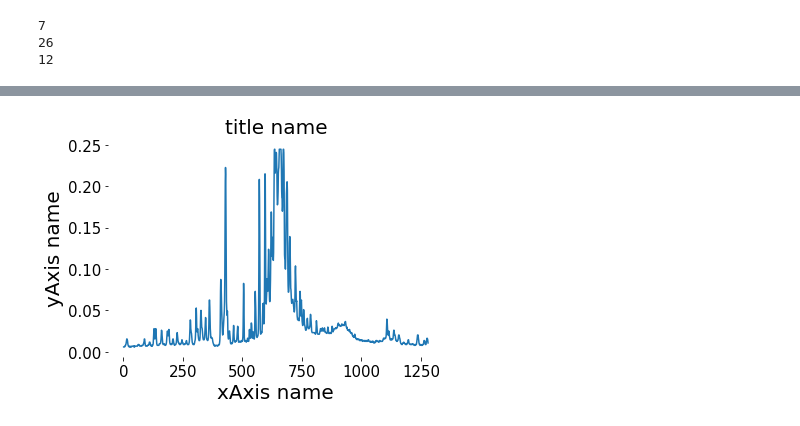
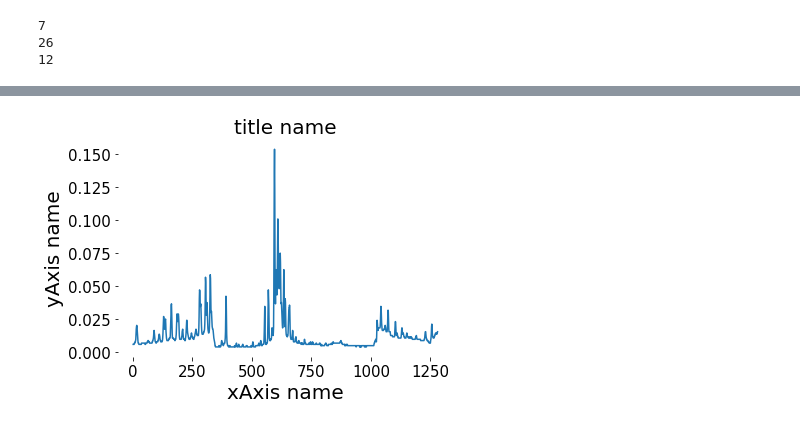
Before and after one commit to antunsz/projeto-ovni, a Jupyter notebook: Coleta de imagens.ipynb, the cells around one changed output, grey strips where cells are left out. Cells and saved outputs as stored; diff of their text form; code cells hidden in the pictures.

```diff
--- a/Coleta de imagens.ipynb
+++ b/Coleta de imagens.ipynb
@@ -22,5 +42,7 @@ np.array(a_rgb.data['data'][0]['image'])
 # %%
-a_depth = Analysis('19-01-2022_infrared.data', path="C:/Users/tobi_/OneDrive/Área de Trabalho/projeto-ovni/data/")
+a_depth_1 = Analysis('image_21_04-02-2022_depth.data', path="C:/Users/tobi_/OneDrive/Área de Trabalho/projeto-ovni/data/")
+a_depth_2 = Analysis('image_22_04-02-2022_depth.data', path="C:/Users/tobi_/OneDrive/Área de Trabalho/projeto-ovni/data/")
+a_depth_3 = Analysis('image_23_04-02-2022_depth.data', path="C:/Users/tobi_/OneDrive/Área de Trabalho/projeto-ovni/data/")
 # %%
 len(a_depth.data['data'][0]['image'])
 # %% [output]
@@ -36,4 +63,6 @@ print(np.array(a_depth.data['data'][0]['image'])[152][297])
 # %%
-distance = np.array(a_depth.data['data'][0]['image']) * 0.00096
-matplotlib.pyplot.imshow(distance)
+distance_1 = np.array(a_depth_1.data['data'][0]['image']) * 0.00096
+distance_2 = np.array(a_depth_2.data['data'][0]['image']) * 0.00096
+distance_3 = np.array(a_depth_3.data['data'][0]['image']) * 0.00096
+#matplotlib.pyplot.imshow(distance)
 #list(distance[400])
@@ -43,9 +69,9 @@ matplotlib.pyplot.imshow(distance)
 # %%
-td = distance[400][distance[400] != 0]
-matplotlib.pyplot.plot(np.arange(1, len(td)+1),td)
+td1 = distance_1[400][distance_1[400] != 0]
+matplotlib.pyplot.plot(np.arange(1, len(td1)+1),td1)
 matplotlib.pyplot.title('title name')
 matplotlib.pyplot.xlabel('xAxis name')
 matplotlib.pyplot.ylabel('yAxis name')
 matplotlib.pyplot.show()
 # %% [output]
-[figure, old version]
+[figure, new version]
```
Also changed, not shown: parts of 9 cells of this notebook, 34 other files.
